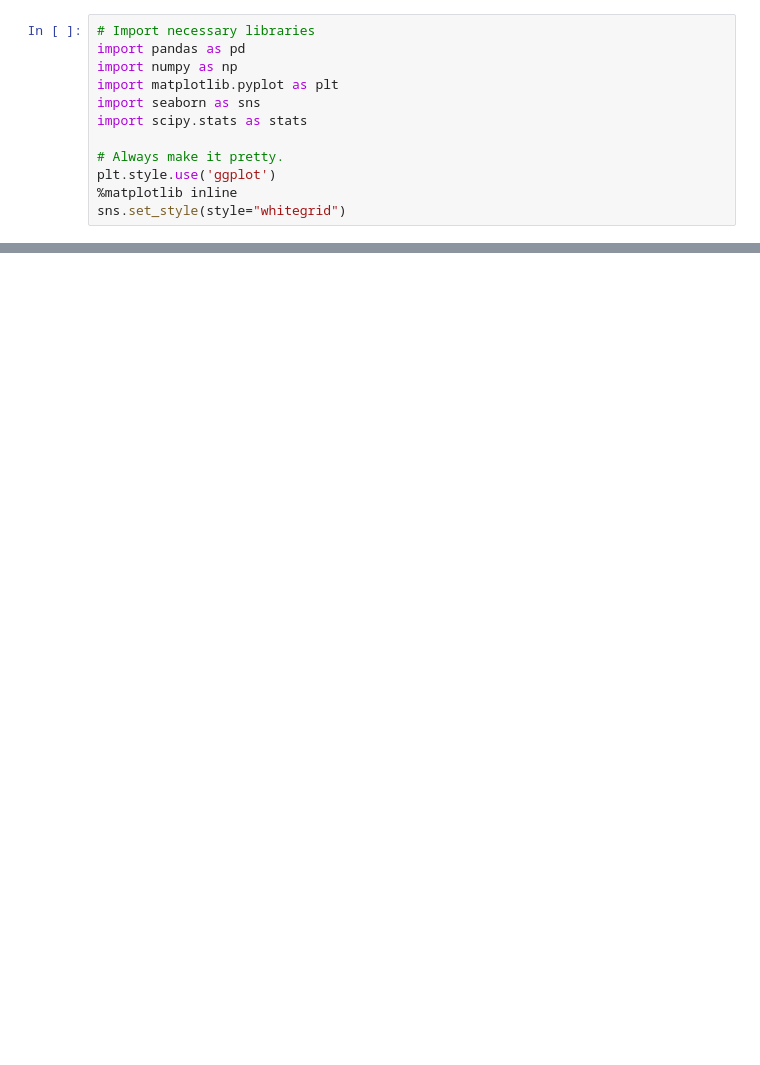
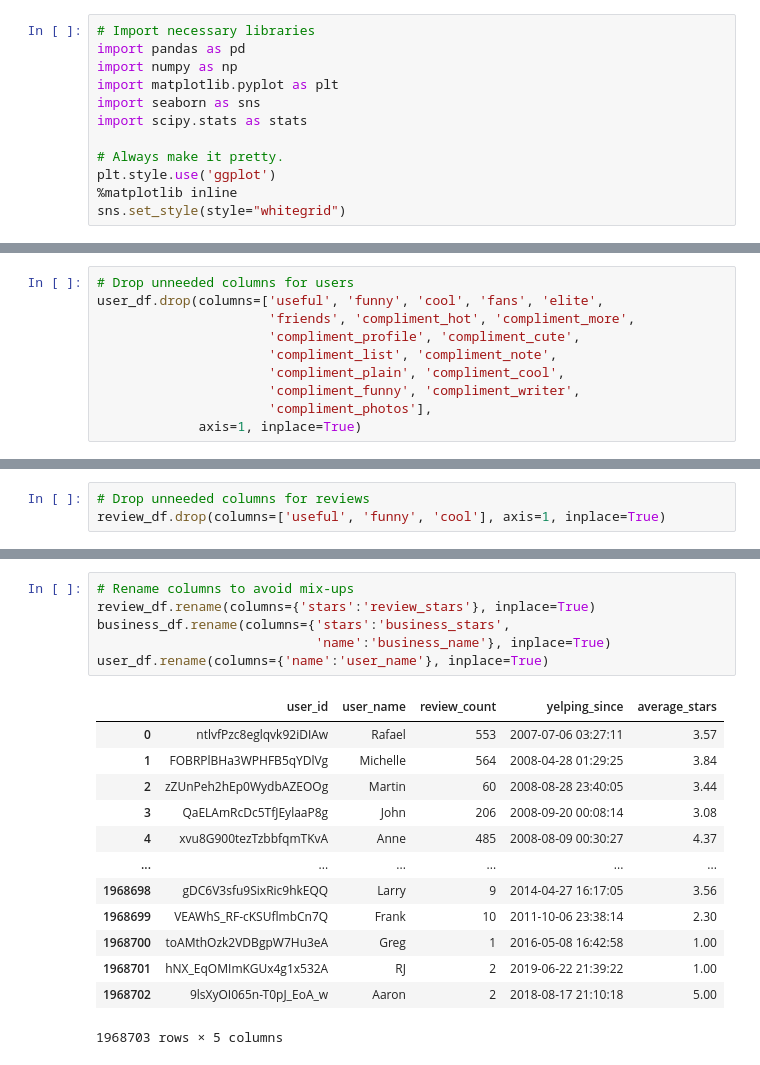
Before and after one commit to unclebrod/YelpRecommender, a Jupyter notebook: workbook.ipynb, the cells around one changed output, grey strips where cells are left out. Cells and saved outputs as stored; diff of their text form; blank space fills up the shorter version.

```diff
--- a/workbook.ipynb
+++ b/workbook.ipynb
@@ -21,0 +82,10 @@ MemoryError:
+# %%
+# Drop unneeded columns for users
+user_df.drop(columns=['useful', 'funny', 'cool', 'fans', 'elite',
+                      'friends', 'compliment_hot', 'compliment_more',
+                      'compliment_profile', 'compliment_cute',
+                      'compliment_list', 'compliment_note',
+                      'compliment_plain', 'compliment_cool',
+                      'compliment_funny', 'compliment_writer',
+                      'compliment_photos'],
+             axis=1, inplace=True)
@@ -21,0 +148,3 @@ MemoryError:
+# %%
+# Drop unneeded columns for reviews
+review_df.drop(columns=['useful', 'funny', 'cool'], axis=1, inplace=True)
@@ -21,0 +328,20 @@ MemoryError:
+# %%
+# Rename columns to avoid mix-ups
+review_df.rename(columns={'stars':'review_stars'}, inplace=True)
+business_df.rename(columns={'stars':'business_stars',
+                            'name':'business_name'}, inplace=True)
+user_df.rename(columns={'name':'user_name'}, inplace=True)
+# %% [output]
+|  | user_id | user_name | review_count | yelping_since | average_stars |
+| 0 | ntlvfPzc8eglqvk92iDIAw | Rafael | 553 | 2007-07-06 03:27:11 | 3.57 |
+| 1 | FOBRPlBHa3WPHFB5qYDlVg | Michelle | 564 | 2008-04-28 01:29:25 | 3.84 |
+| 2 | zZUnPeh2hEp0WydbAZEOOg | Martin | 60 | 2008-08-28 23:40:05 | 3.44 |
+| 3 | QaELAmRcDc5TfJEylaaP8g | John | 206 | 2008-09-20 00:08:14 | 3.08 |
+| 4 | xvu8G900tezTzbbfqmTKvA | Anne | 485 | 2008-08-09 00:30:27 | 4.37 |
+| ... | ... | ... | ... | ... | ... |
+| 1968698 | gDC6V3sfu9SixRic9hkEQQ | Larry | 9 | 2014-04-27 16:17:05 | 3.56 |
+| 1968699 | VEAWhS_RF-cKSUflmbCn7Q | Frank | 10 | 2011-10-06 23:38:14 | 2.30 |
+| 1968700 | toAMthOzk2VDBgpW7Hu3eA | Greg | 1 | 2016-05-08 16:42:58 | 1.00 |
+| 1968701 | hNX_EqOMImKGUx4g1x532A | RJ | 2 | 2019-06-22 21:39:22 | 1.00 |
+| 1968702 | 9lsXyOI065n-T0pJ_EoA_w | Aaron | 2 | 2018-08-17 21:10:18 | 5.00 |
+1968703 rows × 5 columns
```
Also changed, not shown: parts of 33 cells of this notebook.
